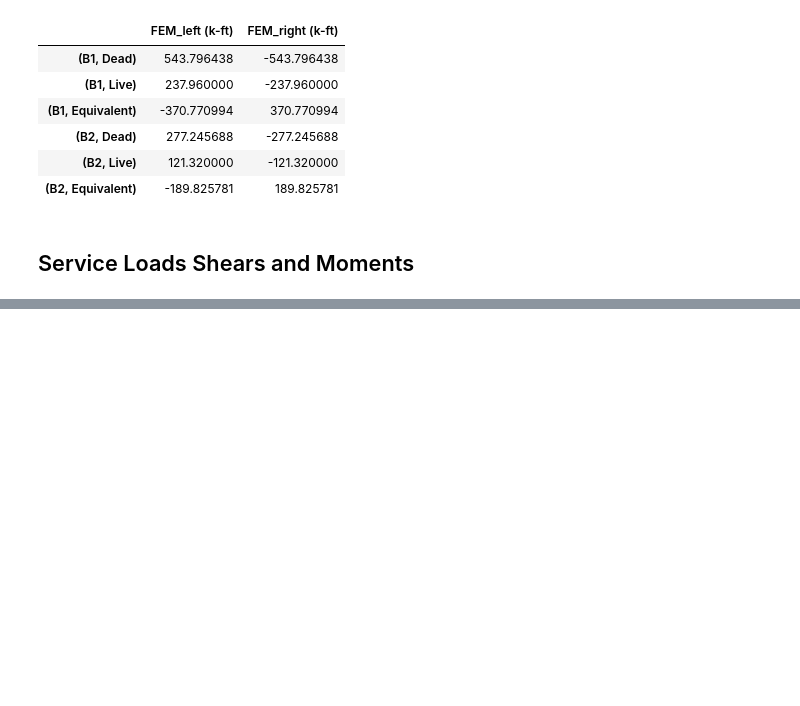
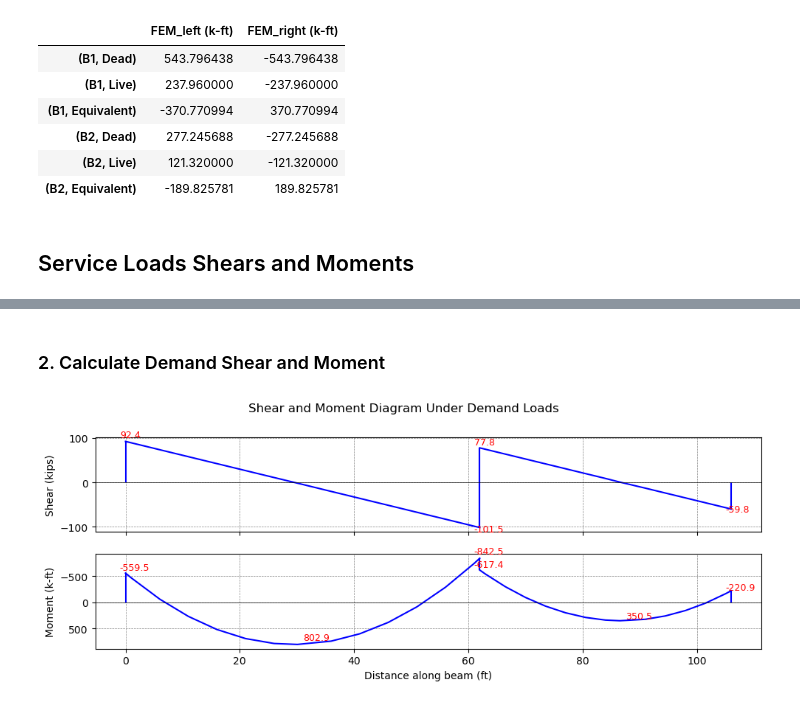
Before and after one commit to hkaragah/hkaragah.github.io, a Jupyter notebook: structure/concrete_shear/prestressed_determinate_beam/prestressed_determinate_beam.ipynb, the cells around one changed output, grey strips where cells are left out. Saved outputs shown, nothing was run; the diff lists cells and outputs as text; code cells hidden in the pictures; blank space fills up the shorter version.

```diff
--- a/structure/concrete_shear/prestressed_determinate_beam/prestressed_determinate_beam.ipynb
+++ b/structure/concrete_shear/prestressed_determinate_beam/prestressed_determinate_beam.ipynb
@@ -57,0 +59,5 @@ y = 0.2565x^2 + -2.2649x + 0.0000
+# %%
+# Define materials
+concrete = ACIConcrete(fc=5000, is_lightweight=False, density=150 / 12**3)
+mild_steel = BilinearSteel("A706", fy=60000)
+pt_steel = PrestressingA416Strand()
@@ -551,0 +653,28 @@ Service stress at bottom (ksi): [-1.084  0.268 -1.268 -0.93  -0.037 -0.576]
+# %% [markdown]
+### 2. Calculate Demand Shear and Moment
+# %%
+shear_moment_df["M2 (k.ft)"] = V2.flatten()
+shear_moment_df["M2 (k.ft)"] = M2.flatten()
+
+# Calculate ultimate shear and moment
+V_u = 1.2 * V["Dead"] + 1.6 * V["Live"] # kips
+M_u = 1.2 * M["Dead"] + 1.6 * M["Live"] # k-ft
+
+# Calculate demand shear and moment per ACI 318-25 section 5.3.14
+V_dmd = V_u + V2 # kips
+M_dmd = M_u + M2 # k-ft
+
+shear_moment_df["V_u (kips)"] = V_u.flatten()
+shear_moment_df["M_u (k-ft)"] = M_u.flatten()
+shear_moment_df["V_dmd (kips)"] = V_dmd.flatten()
+shear_moment_df["M_dmd (k-ft)"] = M_dmd.flatten()
+# %%
+# diagram under demand loads
+plot_moment_shear_diagrams(
+    beams,
+    X, {'Shear (kips)': V_dmd, 'Moment (k-ft)': M_dmd},
+    figsize=(10, 4),
+    title="Shear and Moment Diagram Under Demand Loads"
+)
+# %% [output]
+[figure, added]
```
Also changed, not shown: parts of 24 cells of this notebook, 2 other files.
